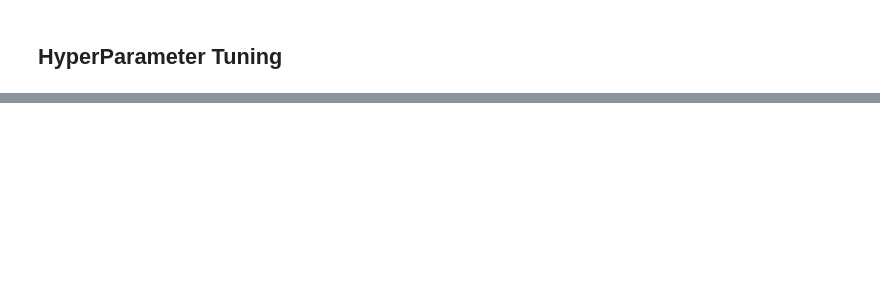
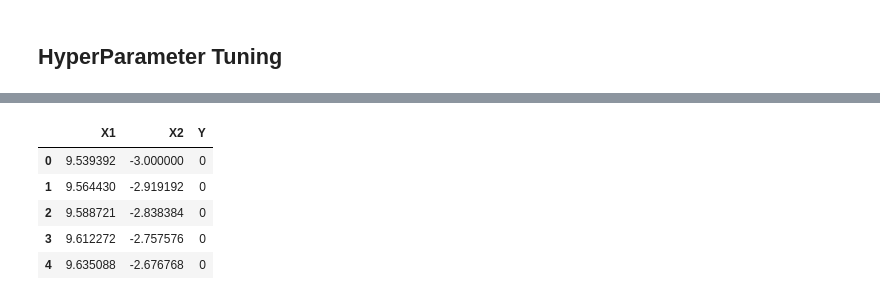
Before and after one commit to KrrishOS/ML-Learning, a Jupyter notebook: 6.SupportVectorMachines/Basic_SVC_Implementation.ipynb, the cells around one changed output, grey strips where cells are left out. Saved outputs shown, nothing was run; the diff lists cells and outputs as text; code cells hidden in the pictures; blank space fills up the shorter version.

```diff
--- a/6.SupportVectorMachines/Basic_SVC_Implementation.ipynb
+++ b/6.SupportVectorMachines/Basic_SVC_Implementation.ipynb
@@ -185,0 +207,16 @@ weighted avg       0.95      0.95      0.95       250
+# %%
+import pandas as pd
+import numpy as np
+df1 = pd.DataFrame(np.vstack([y, x]).T, columns=['X1', 'X2'])
+df1['Y'] = 0
+df2 = pd.DataFrame(np.vstack([y1, x1]).T, columns=['X1', 'X2'])
+df2['Y'] = 1
+df = pd.concat([df1, df2], ignore_index=True)
+df.head()
+# %% [output]
+|  | X1 | X2 | Y |
+| 0 | 9.539392 | -3.000000 | 0 |
+| 1 | 9.564430 | -2.919192 | 0 |
+| 2 | 9.588721 | -2.838384 | 0 |
+| 3 | 9.612272 | -2.757576 | 0 |
+| 4 | 9.635088 | -2.676768 | 0 |
```
Also changed, not shown: parts of 25 cells of this notebook.
